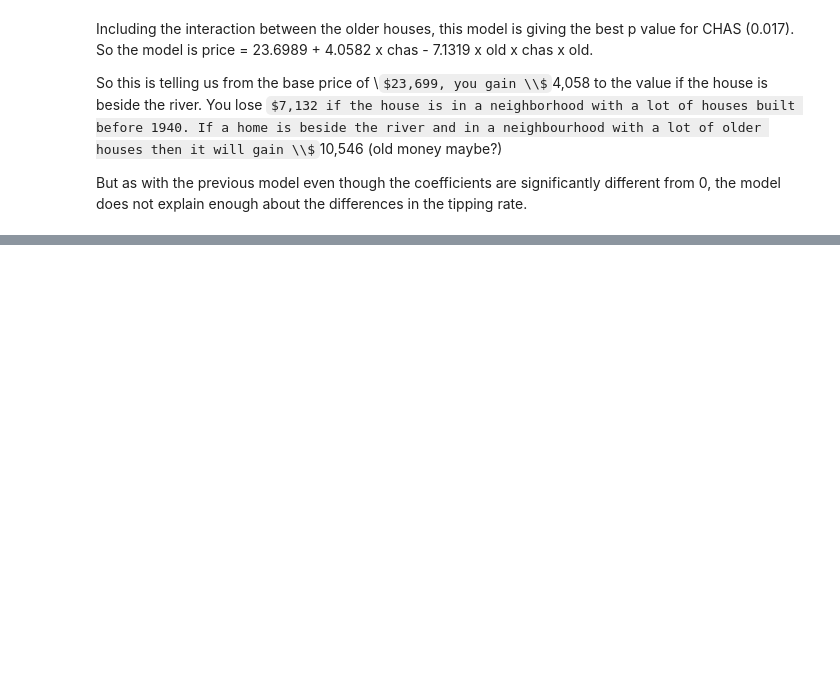
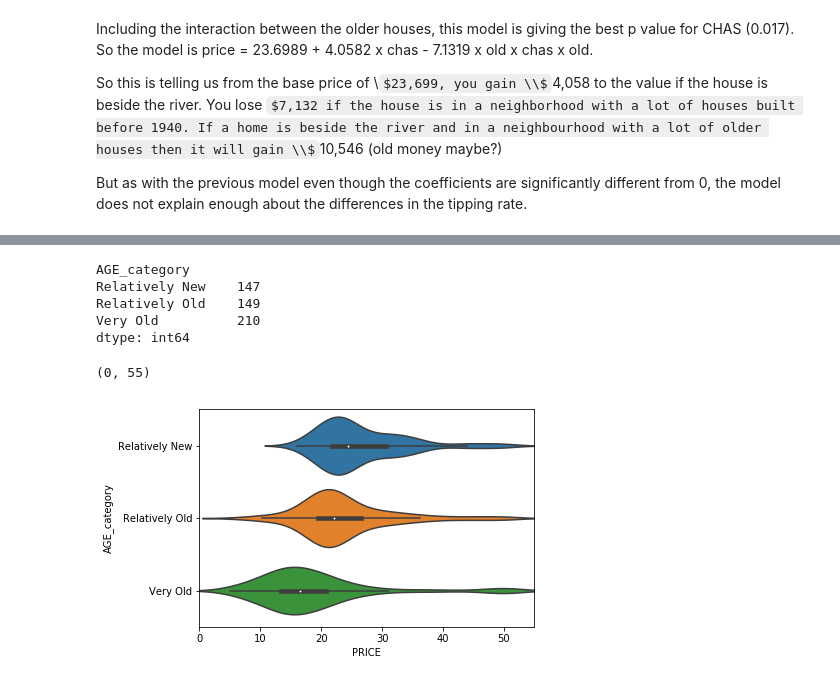
Before and after one commit to zoecahill1/machine-project, a Jupyter notebook: boston-dataset.ipynb, the cells around one changed output, grey strips where cells are left out. Saved outputs shown, nothing was run; the diff lists cells and outputs as text; code cells hidden in the pictures; some formulas as TeX source; blank space fills up the shorter version.

```diff
--- a/boston-dataset.ipynb
+++ b/boston-dataset.ipynb
@@ -643,0 +802,28 @@ But as with the previous model even though the coefficients are significantly di
+# %%
+def get_age_category(x):
+    if x < 50:
+        return 'Relatively New'
+    elif 50 <= x < 85:
+        return 'Relatively Old'
+    else:
+        return 'Very Old'
+
+df['AGE_category'] = df.AGE.apply(get_age_category)
+# %%
+
+# Check the segmented counts
+df.groupby('AGE_category').size()
+# %% [output]
+AGE_category
+Relatively New    147
+Relatively Old    149
+Very Old          210
+dtype: int64
+# %%
+#How is MEDV distributed for each age category
+
+sns.violinplot(x='PRICE', y='AGE_category', data=df,order=['Relatively New', 'Relatively Old', 'Very Old'])
+plt.xlim(0, 55)
+# %% [output]
+(0, 55)
+[figure, added]
```
Also changed, not shown: parts of 20 cells of this notebook.
